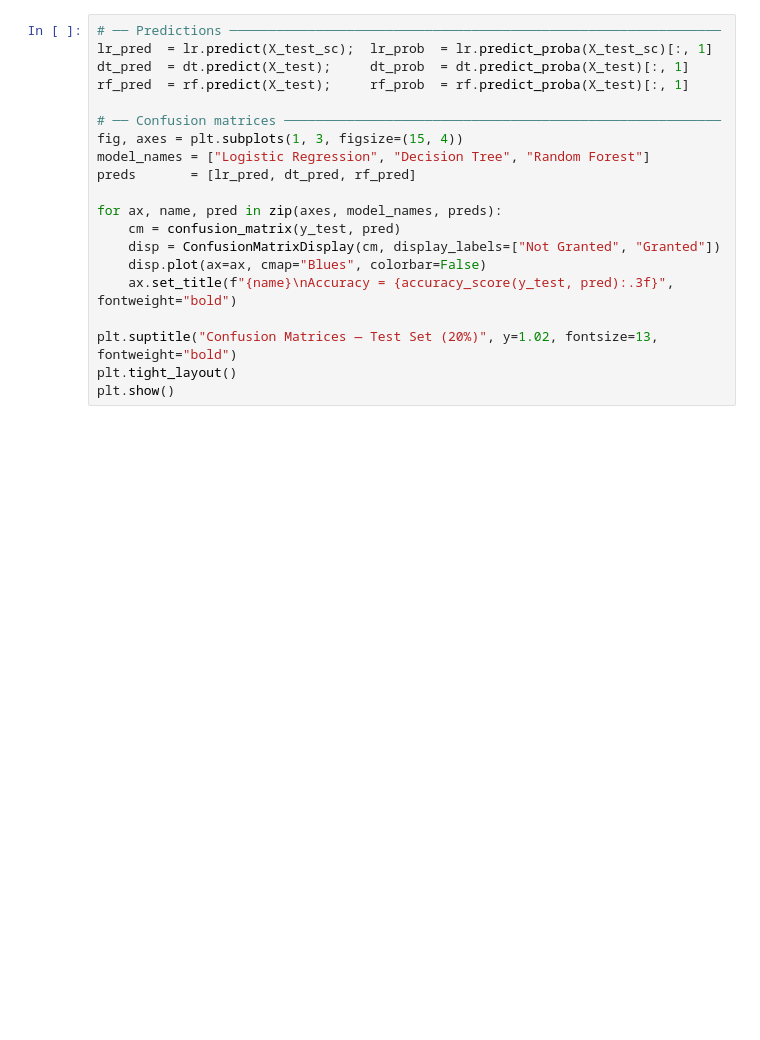
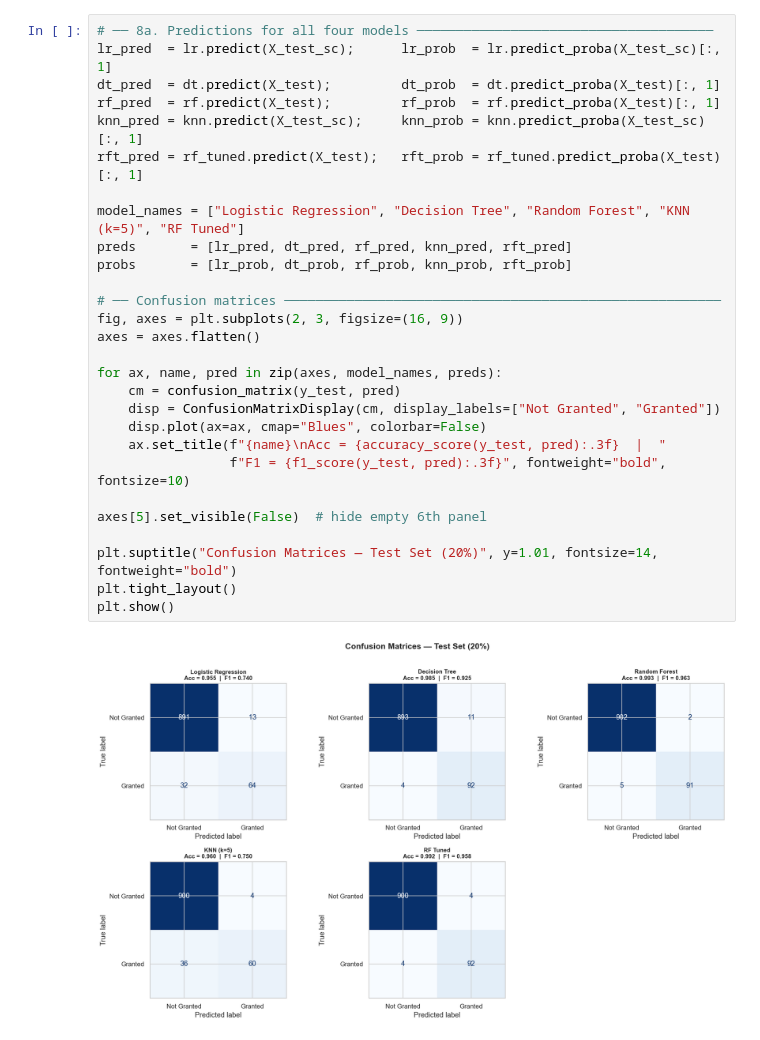
Before and after one commit to eiadoumer/BDA_401_ML, a Jupyter notebook: BankLoan_ML_Analysis.ipynb, the cells around one changed output. Cells and saved outputs as stored; diff of their text form; blank space fills up the shorter version.

```diff
--- a/BankLoan_ML_Analysis.ipynb
+++ b/BankLoan_ML_Analysis.ipynb
@@ -293,21 +566,31 @@ We use the following metrics for binary classification:
 # %%
-# ── Predictions ───────────────────────────────────────────────────────────────
-lr_pred  = lr.predict(X_test_sc);  lr_prob  = lr.predict_proba(X_test_sc)[:, 1]
-dt_pred  = dt.predict(X_test);     dt_prob  = dt.predict_proba(X_test)[:, 1]
-rf_pred  = rf.predict(X_test);     rf_prob  = rf.predict_proba(X_test)[:, 1]
+# ── 8a. Predictions for all four models ──────────────────────────────────────
+lr_pred  = lr.predict(X_test_sc);      lr_prob  = lr.predict_proba(X_test_sc)[:, 1]
+dt_pred  = dt.predict(X_test);         dt_prob  = dt.predict_proba(X_test)[:, 1]
+rf_pred  = rf.predict(X_test);         rf_prob  = rf.predict_proba(X_test)[:, 1]
+knn_pred = knn.predict(X_test_sc);     knn_prob = knn.predict_proba(X_test_sc)[:, 1]
+rft_pred = rf_tuned.predict(X_test);   rft_prob = rf_tuned.predict_proba(X_test)[:, 1]
+
+model_names = ["Logistic Regression", "Decision Tree", "Random Forest", "KNN (k=5)", "RF Tuned"]
+preds       = [lr_pred, dt_pred, rf_pred, knn_pred, rft_pred]
+probs       = [lr_prob, dt_prob, rf_prob, knn_prob, rft_prob]
 
 # ── Confusion matrices ────────────────────────────────────────────────────────
-fig, axes = plt.subplots(1, 3, figsize=(15, 4))
-model_names = ["Logistic Regression", "Decision Tree", "Random Forest"]
-preds       = [lr_pred, dt_pred, rf_pred]
+fig, axes = plt.subplots(2, 3, figsize=(16, 9))
+axes = axes.flatten()
 
 for ax, name, pred in zip(axes, model_names, preds):
     cm = confusion_matrix(y_test, pred)
     disp = ConfusionMatrixDisplay(cm, display_labels=["Not Granted", "Granted"])
     disp.plot(ax=ax, cmap="Blues", colorbar=False)
-    ax.set_title(f"{name}\nAccuracy = {accuracy_score(y_test, pred):.3f}", fontweight="bold")
+    ax.set_title(f"{name}\nAcc = {accuracy_score(y_test, pred):.3f}  |  "
+                 f"F1 = {f1_score(y_test, pred):.3f}", fontweight="bold", fontsize=10)
 
-plt.suptitle("Confusion Matrices — Test Set (20%)", y=1.02, fontsize=13, fontweight="bold")
+axes[5].set_visible(False)  # hide empty 6th panel
+
+plt.suptitle("Confusion Matrices — Test Set (20%)", y=1.01, fontsize=14, fontweight="bold")
 plt.tight_layout()
 plt.show()
+# %% [output]
+[figure, added]
 # %%
```
Also changed, not shown: parts of 29 cells of this notebook, 5 other files.
